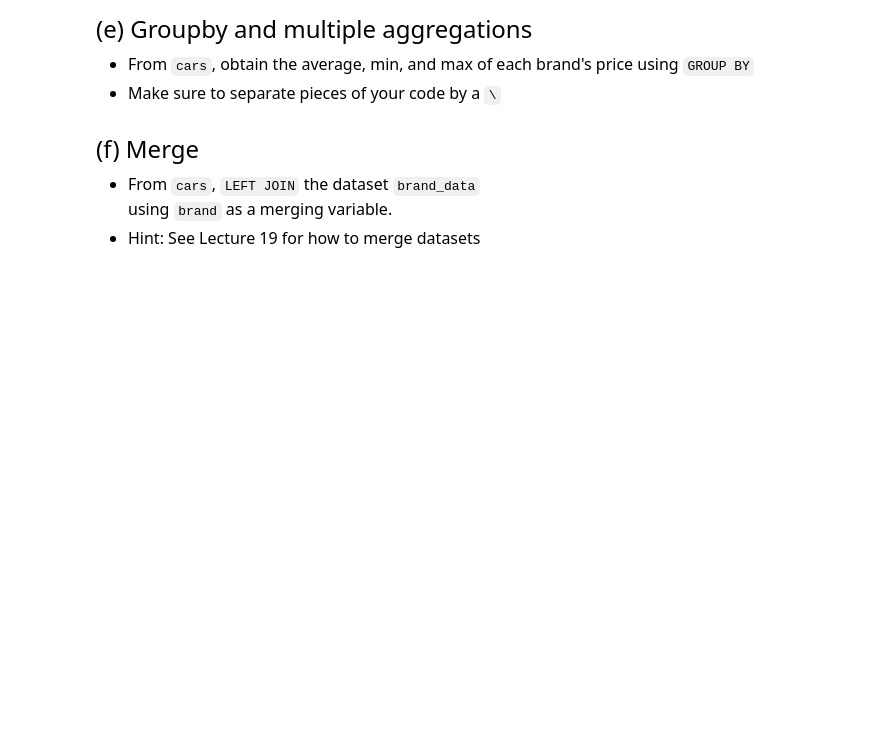
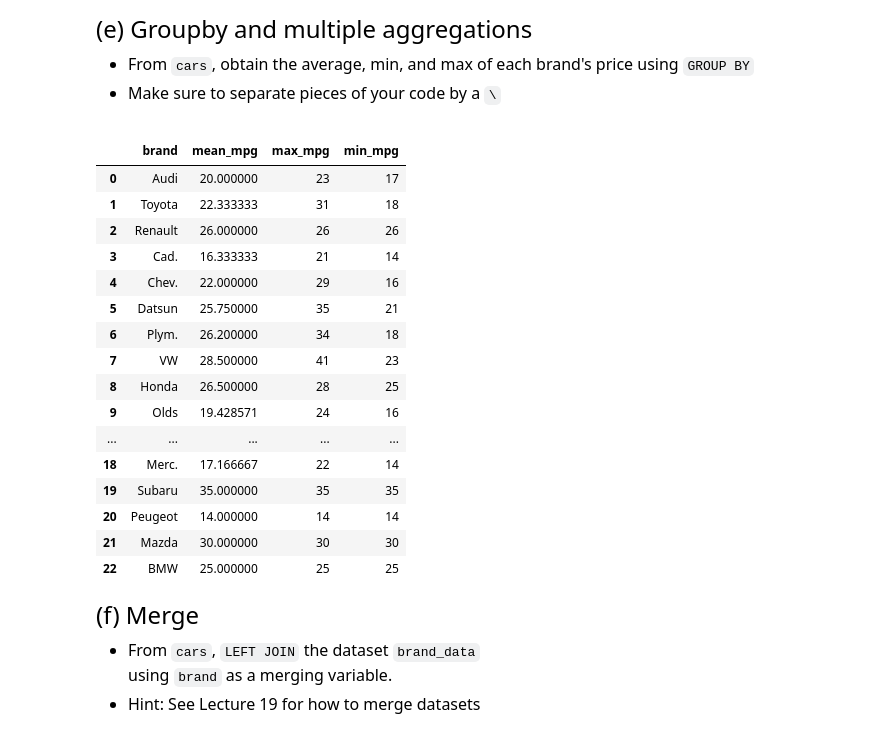
Before and after one commit to tomas3603/qtm151spring2024, a Jupyter notebook: Quiz4/Quiz 4.ipynb, the cells around one changed output. Saved outputs shown, nothing was run; the diff lists cells and outputs as text; code cells hidden in the pictures; blank space fills up the shorter version.

```diff
--- a/Quiz4/Quiz 4.ipynb
+++ b/Quiz4/Quiz 4.ipynb
@@ -84,0 +133,8 @@ Hints:
+# %%
+mpg = pd.read_sql(text("SELECT brand, \
+                       AVG(mpg) AS mean_mpg \
+                       FROM cars \
+                       GROUP BY brand \
+                       ORDER BY AVG(mpg) DESC;"),connection)
+
+mpg
@@ -113,3 +209,30 @@ for the code to work correctly.
+# %%
+brands = pd.read_sql(text("SELECT brand, \
+                       AVG(mpg) AS mean_mpg, \
+                       MAX(mpg) AS max_mpg, \
+                       MIN(mpg) AS min_mpg \
+                       FROM cars \
+                          GROUP BY brand"),connection)
+
+brands
+# %% [output]
+|  | brand | mean_mpg | max_mpg | min_mpg |
+| 0 | Audi | 20.000000 | 23 | 17 |
+| 1 | Toyota | 22.333333 | 31 | 18 |
+| 2 | Renault | 26.000000 | 26 | 26 |
+| 3 | Cad. | 16.333333 | 21 | 14 |
+| 4 | Chev. | 22.000000 | 29 | 16 |
+| 5 | Datsun | 25.750000 | 35 | 21 |
+| 6 | Plym. | 26.200000 | 34 | 18 |
+| 7 | VW | 28.500000 | 41 | 23 |
+| 8 | Honda | 26.500000 | 28 | 25 |
+| 9 | Olds | 19.428571 | 24 | 16 |
+| ... | ... | ... | ... | ... |
+| 18 | Merc. | 17.166667 | 22 | 14 |
+| 19 | Subaru | 35.000000 | 35 | 35 |
+| 20 | Peugeot | 14.000000 | 14 | 14 |
+| 21 | Mazda | 30.000000 | 30 | 30 |
+| 22 | BMW | 25.000000 | 25 | 25 |
 # %% [markdown]
 <font size = "5">
 
```
Also changed, not shown: parts of 16 cells of this notebook, 3 other files.
